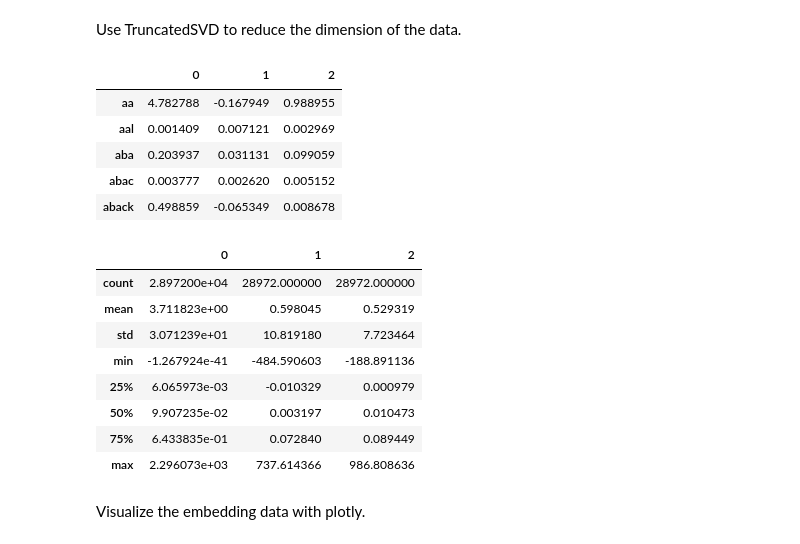
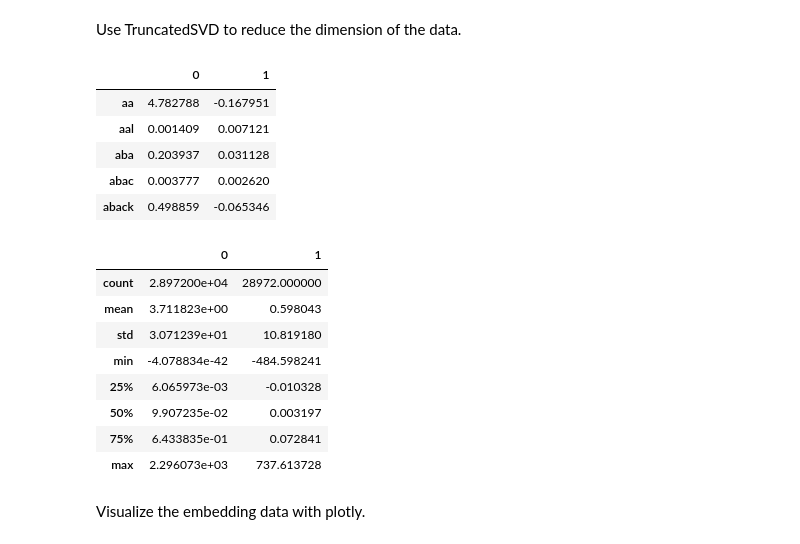
Before and after one commit to anthonycreates2000/Word-Embedding-Visualization, a Jupyter notebook: Word_Embedding_Visualization_with_Embedding_Layer.ipynb, the cells around one changed output. Cells and saved outputs as stored; diff of their text form; code cells hidden in the pictures.

```diff
--- a/Word_Embedding_Visualization_with_Embedding_Layer.ipynb
+++ b/Word_Embedding_Visualization_with_Embedding_Layer.ipynb
@@ -479,33 +468,33 @@ print(len(feature_names))
 # %% [markdown]
 Use TruncatedSVD to reduce the dimension of the data.
 # %%
-truncated_svd = TruncatedSVD(n_components = 3)
+truncated_svd = TruncatedSVD(n_components = 2)
 word_embedding_truncated = truncated_svd.fit_transform(word_embedding)
 
 word_embedding_df = pd.DataFrame(
   word_embedding_truncated,
   index = feature_names
 )
 
 word_embedding_df.head()
 # %% [output]
-|  | 0 | 1 | 2 |
-| aa | 4.782788 | -0.167949 | 0.988955 |
-| aal | 0.001409 | 0.007121 | 0.002969 |
-| aba | 0.203937 | 0.031131 | 0.099059 |
-| abac | 0.003777 | 0.002620 | 0.005152 |
-| aback | 0.498859 | -0.065349 | 0.008678 |
+|  | 0 | 1 |
+| aa | 4.782788 | -0.167951 |
+| aal | 0.001409 | 0.007121 |
+| aba | 0.203937 | 0.031128 |
+| abac | 0.003777 | 0.002620 |
+| aback | 0.498859 | -0.065346 |
 # %%
 word_embedding_df.describe()
 # %% [output]
-|  | 0 | 1 | 2 |
-| count | 2.897200e+04 | 28972.000000 | 28972.000000 |
-| mean | 3.711823e+00 | 0.598045 | 0.529319 |
-| std | 3.071239e+01 | 10.819180 | 7.723464 |
-| min | -1.267924e-41 | -484.590603 | -188.891136 |
-| 25% | 6.065973e-03 | -0.010329 | 0.000979 |
-| 50% | 9.907235e-02 | 0.003197 | 0.010473 |
-| 75% | 6.433835e-01 | 0.072840 | 0.089449 |
-| max | 2.296073e+03 | 737.614366 | 986.808636 |
+|  | 0 | 1 |
+| count | 2.897200e+04 | 28972.000000 |
+| mean | 3.711823e+00 | 0.598043 |
+| std | 3.071239e+01 | 10.819180 |
+| min | -4.078834e-42 | -484.598241 |
+| 25% | 6.065973e-03 | -0.010328 |
+| 50% | 9.907235e-02 | 0.003197 |
+| 75% | 6.433835e-01 | 0.072841 |
+| max | 2.296073e+03 | 737.613728 |
 # %% [markdown]
 Visualize the embedding data with plotly.
```
Also changed, not shown: parts of 5 cells of this notebook.
